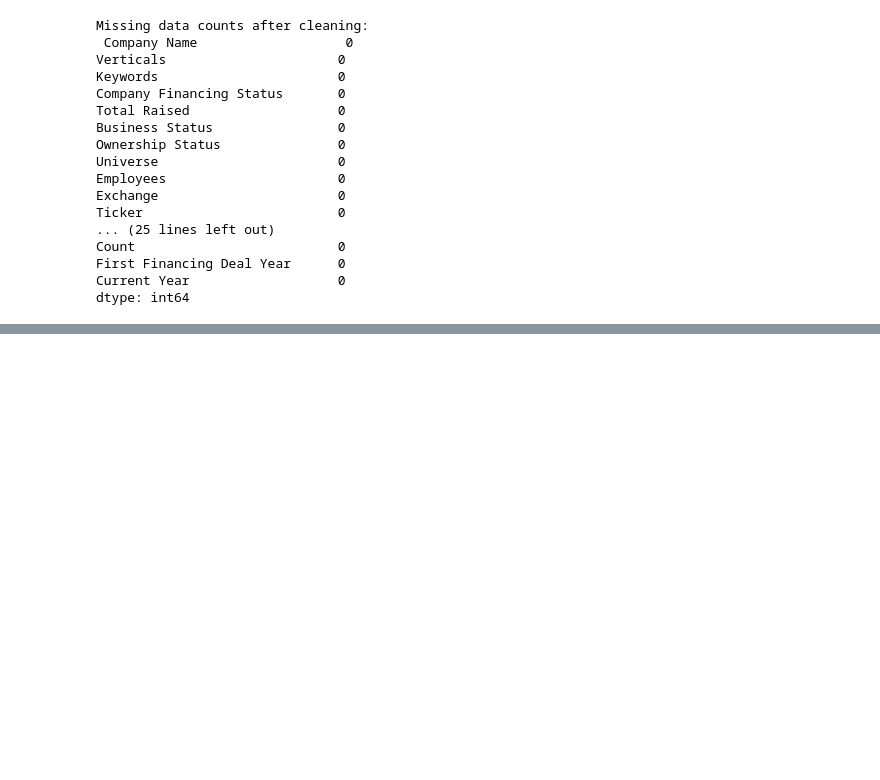
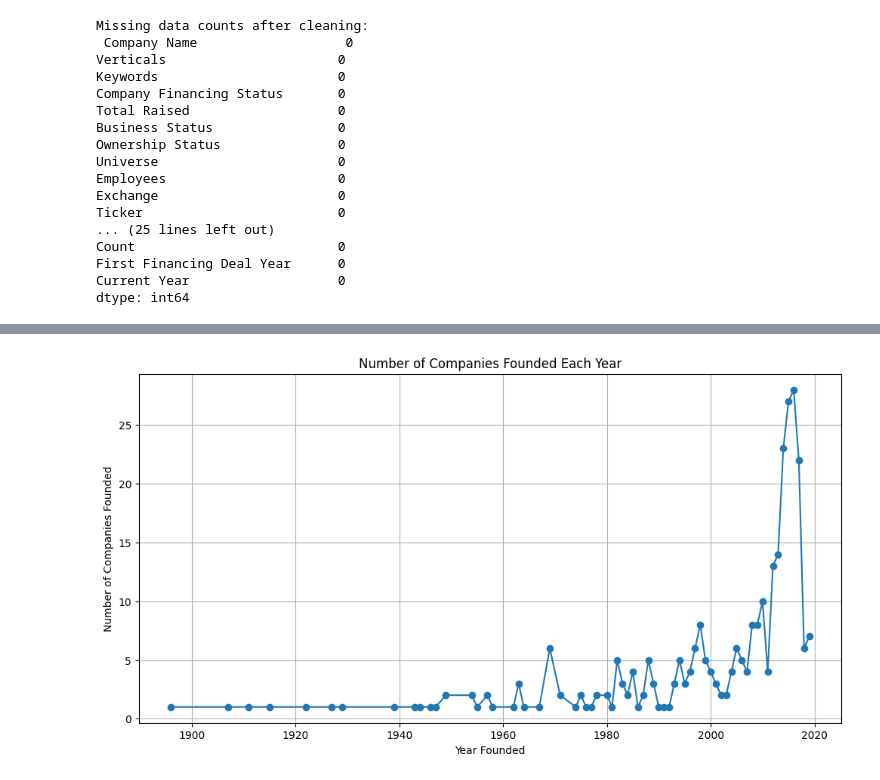
Before and after one commit to CodeDroid999/SDAAS-Market-Analysis, a Jupyter notebook: analysis.ipynb, the cells around one changed output, grey strips where cells are left out. Drawn from its saved outputs; the diff is of its cells as text; code cells hidden in the pictures; blank space fills up the shorter version.

```diff
--- a/analysis.ipynb
+++ b/analysis.ipynb
@@ -115,0 +168,14 @@ df.to_csv('cleaned_dataset.csv', index=False)
+# %%
+# Group the data by the 'Year Founded' column and count the number of companies founded each year
+companies_founded_by_year = df['Year Founded'].value_counts().sort_index()
+
+# Create a line plot to visualize the number of companies founded each year
+plt.figure(figsize=(12, 6))
+plt.plot(companies_founded_by_year.index, companies_founded_by_year.values, marker='o', linestyle='-')
+plt.xlabel('Year Founded')
+plt.ylabel('Number of Companies Founded')
+plt.title('Number of Companies Founded Each Year')
+plt.grid(True)
+plt.show()
+# %% [output]
+[figure, added]
```
Also changed, not shown: parts of 11 cells of this notebook.
